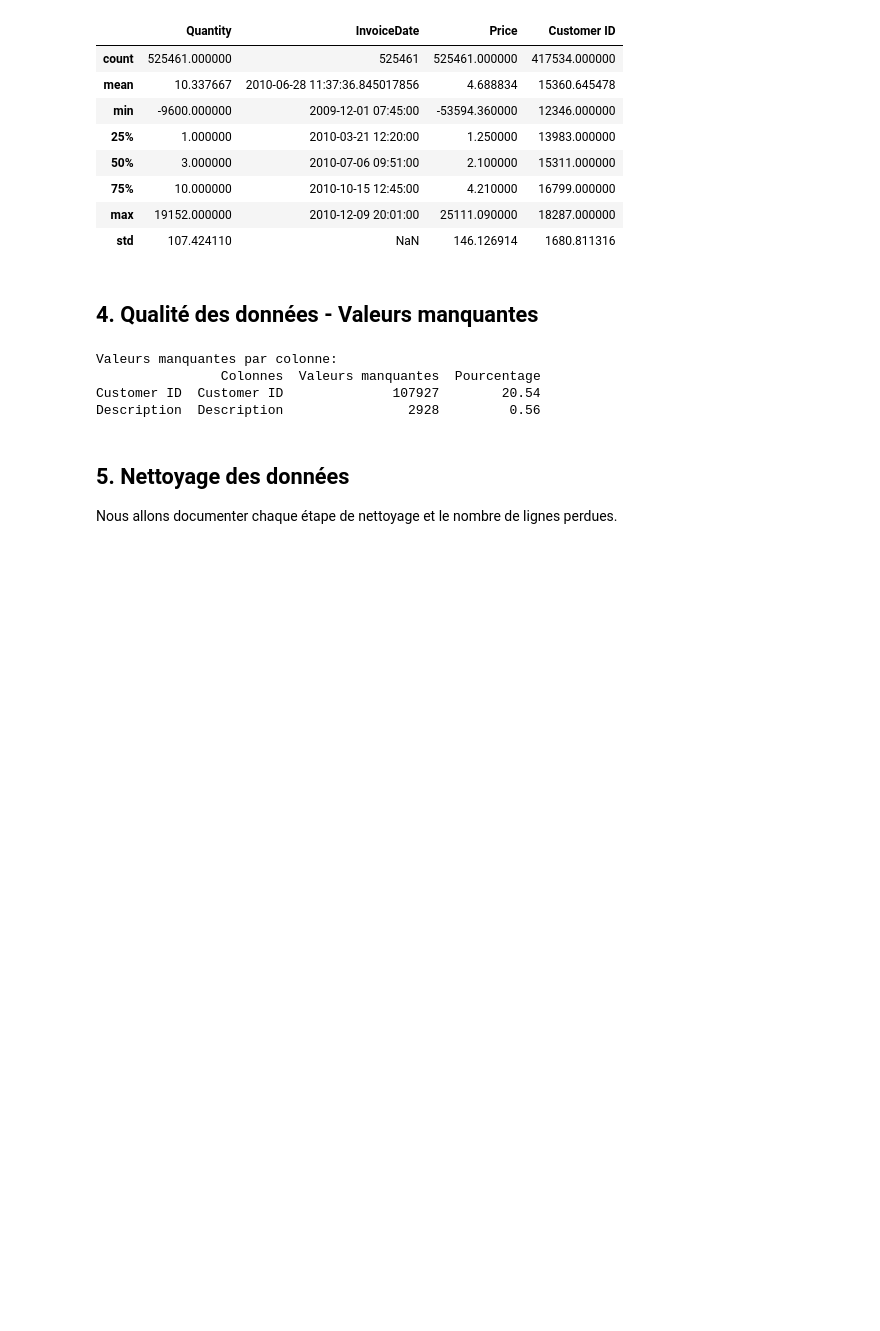
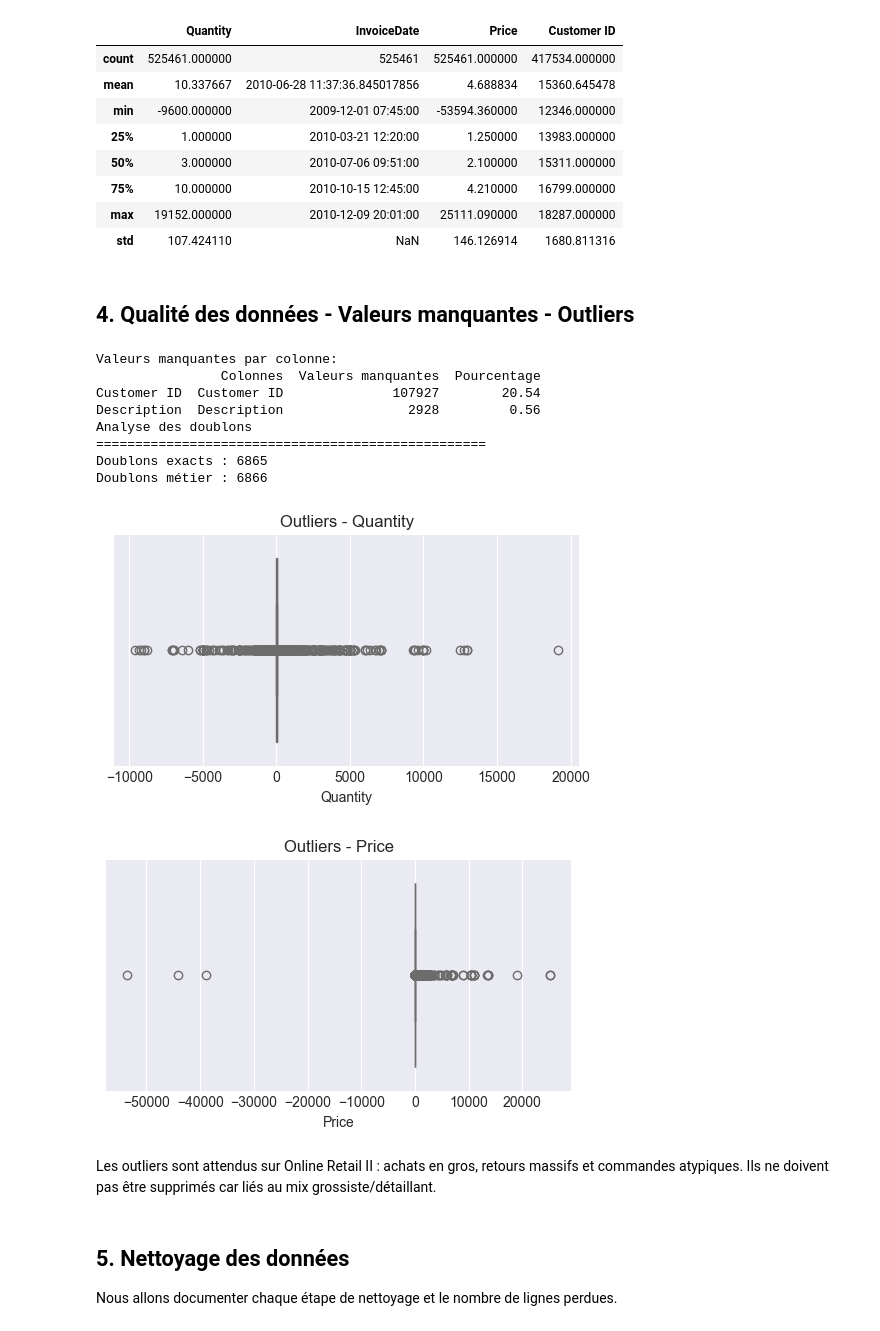
Before and after one commit to Alfred0404/data_visualisation_projet_final, a Jupyter notebook: notebooks/01_exploration.ipynb, the cells around one changed output. Drawn from its saved outputs; the diff is of its cells as text; code cells hidden in the pictures; blank space fills up the shorter version.

```diff
--- a/notebooks/01_exploration.ipynb
+++ b/notebooks/01_exploration.ipynb
@@ -116,22 +128,47 @@ df_raw.describe()
 | max | 19152.000000 | 2010-12-09 20:01:00 | 25111.090000 | 18287.000000 |
 | std | 107.424110 | NaN | 146.126914 | 1680.811316 |
 # %% [markdown]
-## 4. Qualité des données - Valeurs manquantes
+## 4. Qualité des données - Valeurs manquantes - Outliers
 # %%
 # Analyse des valeurs manquantes
 missing_data = pd.DataFrame({
     'Colonnes': df_raw.columns,
     'Valeurs manquantes': df_raw.isnull().sum(),
     'Pourcentage': (df_raw.isnull().sum() / len(df_raw) * 100).round(2)
 }).sort_values('Valeurs manquantes', ascending=False)
 
 print("Valeurs manquantes par colonne:")
 print(missing_data[missing_data['Valeurs manquantes'] > 0])
+print("Analyse des doublons")
+print("="*50)
+
+dup_exact = df_raw.duplicated().sum()
+dup_business = df_raw.duplicated(subset=['Invoice', 'StockCode', 'Quantity', 'Price']).sum()
+
+print(f"Doublons exacts : {dup_exact}")
+print(f"Doublons métier : {dup_business}")
+plt.figure(figsize=(6,3))
+sns.boxplot(x=df_raw['Quantity'])
+plt.title("Outliers - Quantity")
+plt.show()
+
+plt.figure(figsize=(6,3))
+sns.boxplot(x=df_raw['Price'])
+plt.title("Outliers - Price")
+plt.show()
 # %% [output]
 Valeurs manquantes par colonne:
                 Colonnes  Valeurs manquantes  Pourcentage
 Customer ID  Customer ID              107927        20.54
 Description  Description                2928         0.56
+Analyse des doublons
+==================================================
+Doublons exacts : 6865
+Doublons métier : 6866
+[figure, added]
+[figure, added]
+# %% [markdown]
+Les outliers sont attendus sur Online Retail II : achats en gros, retours massifs et commandes atypiques. Ils ne doivent pas être supprimés car liés au mix grossiste/détaillant.
 # %% [markdown]
 ## 5. Nettoyage des données
 
```
Also changed, not shown: parts of 30 cells of this notebook.
